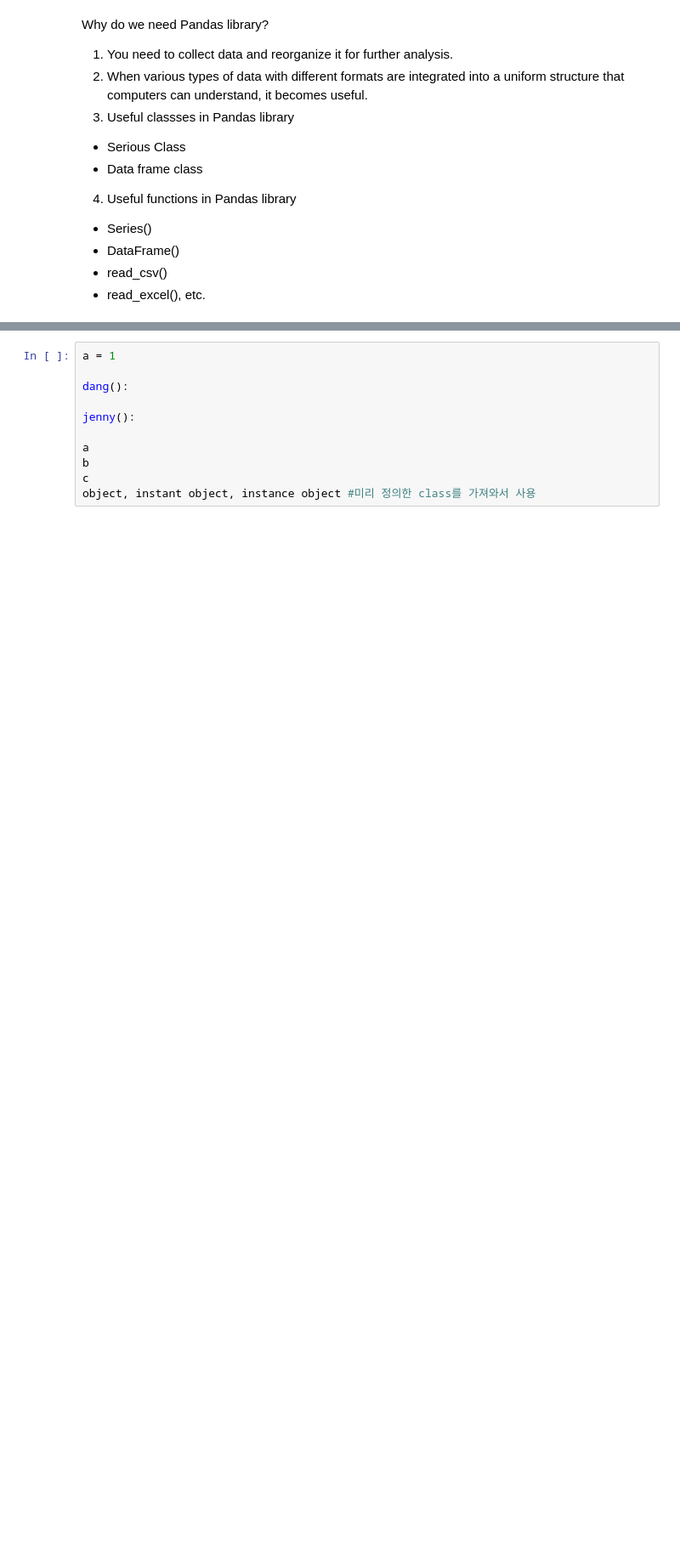
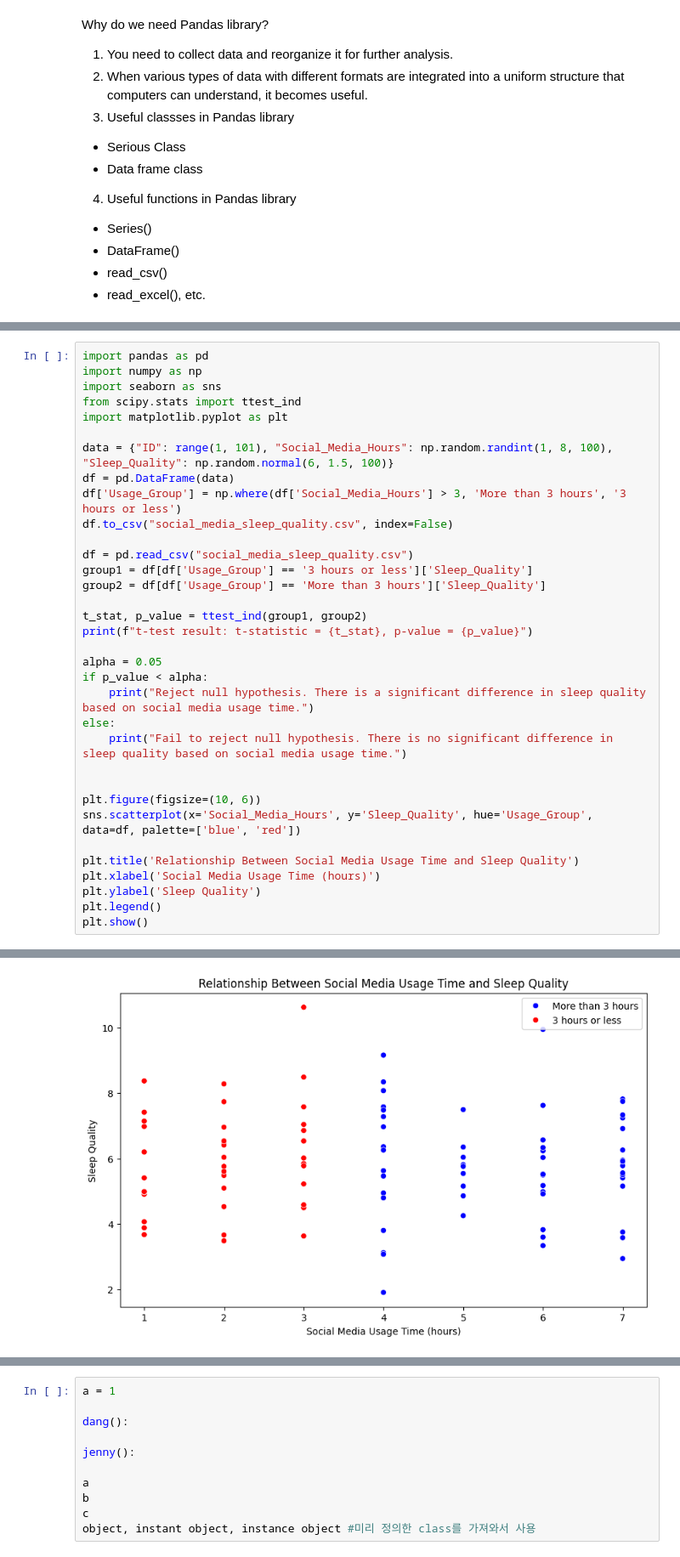
Before and after one commit to hyojin13/data_analysis, a Jupyter notebook: 0_PythonBasics_Class_Method_Member_Object.ipynb, the cells around one changed output, grey strips where cells are left out. Shown at 85% size. Drawn from its saved outputs; the diff is of its cells as text; blank space fills up the shorter version.

```diff
--- a/0_PythonBasics_Class_Method_Member_Object.ipynb
+++ b/0_PythonBasics_Class_Method_Member_Object.ipynb
@@ -16,0 +33,35 @@ Why do we need Pandas library?
+# %%
+import pandas as pd
+import numpy as np
+import seaborn as sns
+from scipy.stats import ttest_ind
+import matplotlib.pyplot as plt
+
+data = {"ID": range(1, 101), "Social_Media_Hours": np.random.randint(1, 8, 100), "Sleep_Quality": np.random.normal(6, 1.5, 100)}
+df = pd.DataFrame(data)
+df['Usage_Group'] = np.where(df['Social_Media_Hours'] > 3, 'More than 3 hours', '3 hours or less')
+df.to_csv("social_media_sleep_quality.csv", index=False)
+
+df = pd.read_csv("social_media_sleep_quality.csv")
+group1 = df[df['Usage_Group'] == '3 hours or less']['Sleep_Quality']
+group2 = df[df['Usage_Group'] == 'More than 3 hours']['Sleep_Quality']
+
+t_stat, p_value = ttest_ind(group1, group2)
+print(f"t-test result: t-statistic = {t_stat}, p-value = {p_value}")
+
+alpha = 0.05
+if p_value < alpha:
+    print("Reject null hypothesis. There is a significant difference in sleep quality based on social media usage time.")
+else:
+    print("Fail to reject null hypothesis. There is no significant difference in sleep quality based on social media usage time.")
+
+
+plt.figure(figsize=(10, 6))
+sns.scatterplot(x='Social_Media_Hours', y='Sleep_Quality', hue='Usage_Group', data=df, palette=['blue', 'red'])
+
+plt.title('Relationship Between Social Media Usage Time and Sleep Quality')
+plt.xlabel('Social Media Usage Time (hours)')
+plt.ylabel('Sleep Quality')
+plt.legend()
+plt.show()
+# %% [output]
@@ -17,3 +70,4 @@ Why do we need Pandas library?
+[figure, added]
 # %%
 import pandas as pd
 import numpy as np
```
Also changed, not shown: parts of 3 cells of this notebook.
